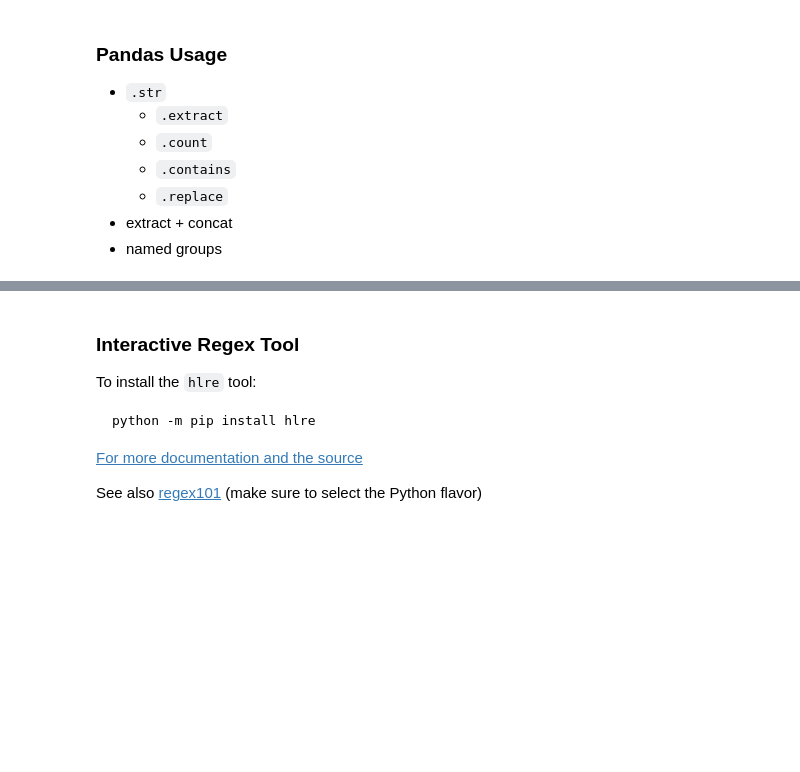
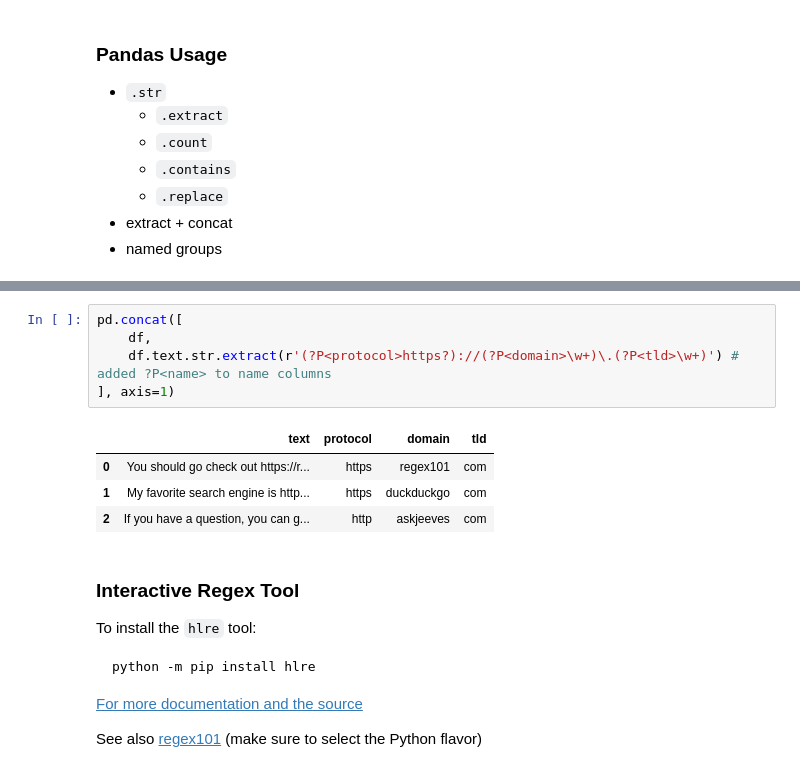
Before and after one commit to lopezelihezer/natural-language-processing-exercises, a Jupyter notebook: regex_lesson_student.ipynb, the cells around one changed output, grey strips where cells are left out. Cells and saved outputs as stored; diff of their text form; blank space fills up the shorter version.

```diff
--- a/regex_lesson_student.ipynb
+++ b/regex_lesson_student.ipynb
@@ -386,3 +438,13 @@ df.text.str.extract(r'(https?)://(\w+)\.(\w+)')
+# %%
+pd.concat([
+    df,
+    df.text.str.extract(r'(?P<protocol>https?)://(?P<domain>\w+)\.(?P<tld>\w+)') # added ?P<name> to name columns
+], axis=1)
+# %% [output]
+|  | text | protocol | domain | tld |
+| 0 | You should go check out https://r... | https | regex101 | com |
+| 1 | My favorite search engine is http... | https | duckduckgo | com |
+| 2 | If you have a question, you can g... | http | askjeeves | com |
 # %% [markdown]
 ### Interactive Regex Tool
 
```
Also changed, not shown: parts of 11 cells of this notebook.
